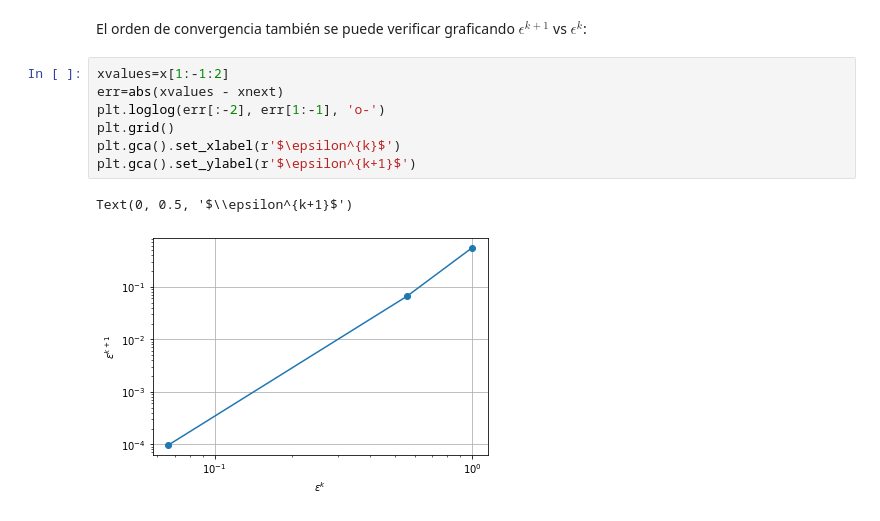
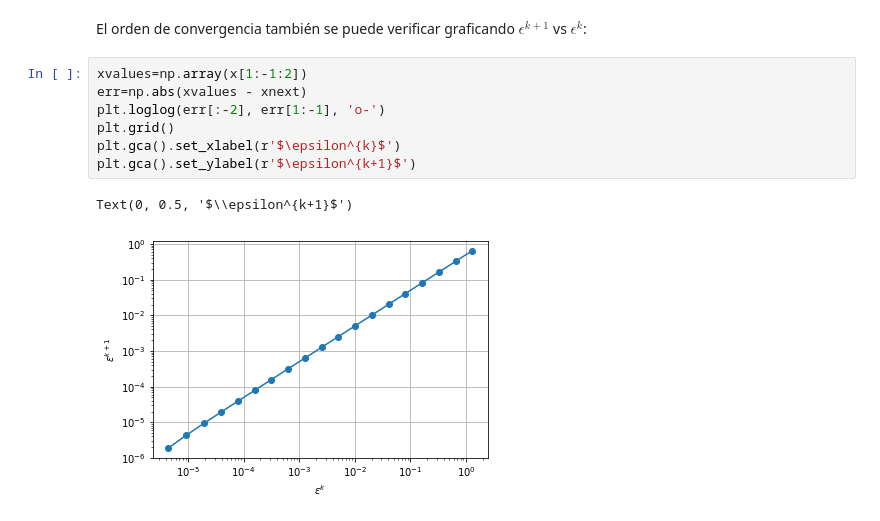
Before and after one commit to Santiago-Zuniga/MetNum, a Jupyter notebook: notebooks/NewtonSymGraf.ipynb, the cells around one changed output. Saved outputs shown, nothing was run; the diff lists cells and outputs as text.

```diff
--- a/notebooks/NewtonSymGraf.ipynb
+++ b/notebooks/NewtonSymGraf.ipynb
@@ -135,12 +135,12 @@ plt.gca().set_ylim(xmin, xmax)
 # %% [markdown]
 El orden de convergencia también se puede verificar graficando $\epsilon^{k+1}$ vs $\epsilon^{k}$:
 # %%
-xvalues=x[1:-1:2]
-err=abs(xvalues - xnext)
+xvalues=np.array(x[1:-1:2])
+err=np.abs(xvalues - xnext)
 plt.loglog(err[:-2], err[1:-1], 'o-')
 plt.grid()
 plt.gca().set_xlabel(r'$\epsilon^{k}$')
 plt.gca().set_ylabel(r'$\epsilon^{k+1}$')
 # %% [output]
 Text(0, 0.5, '$\\epsilon^{k+1}$')
-[figure, old version]
+[figure, new version]
```
Also changed, not shown: parts of 3 cells of this notebook.
